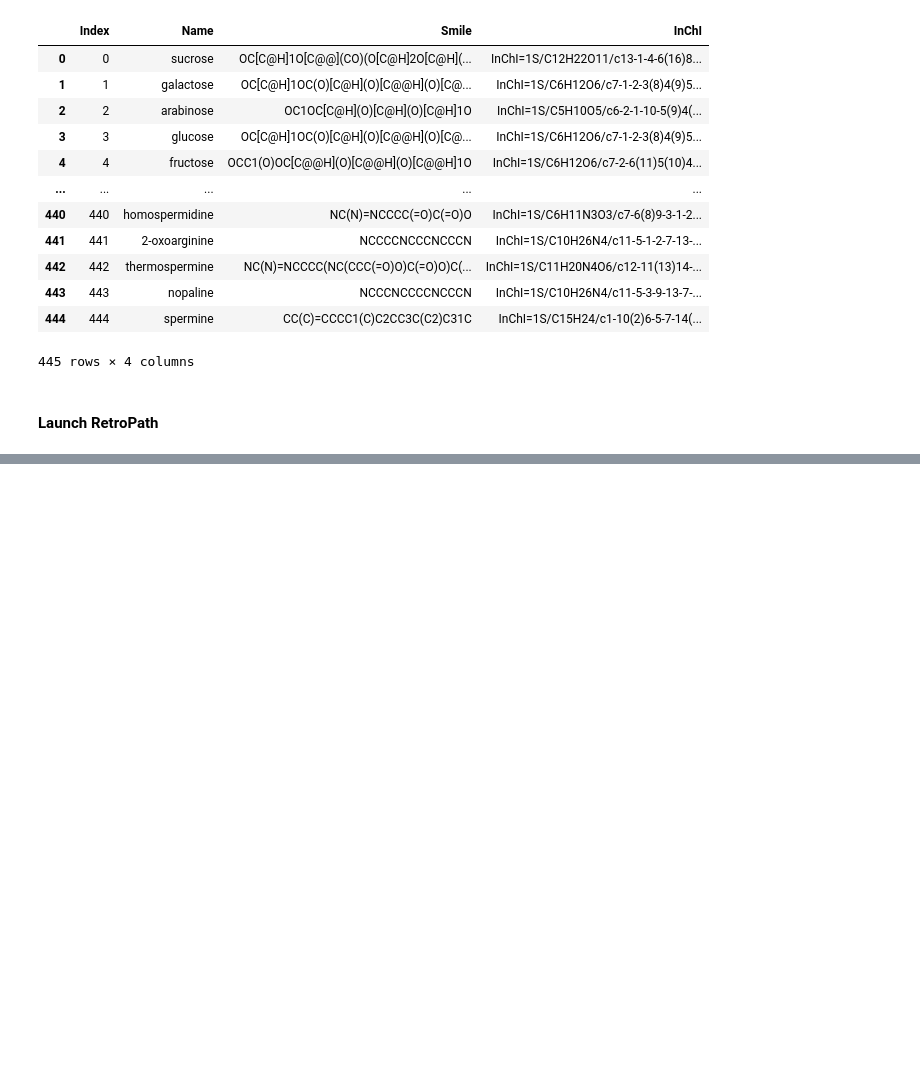
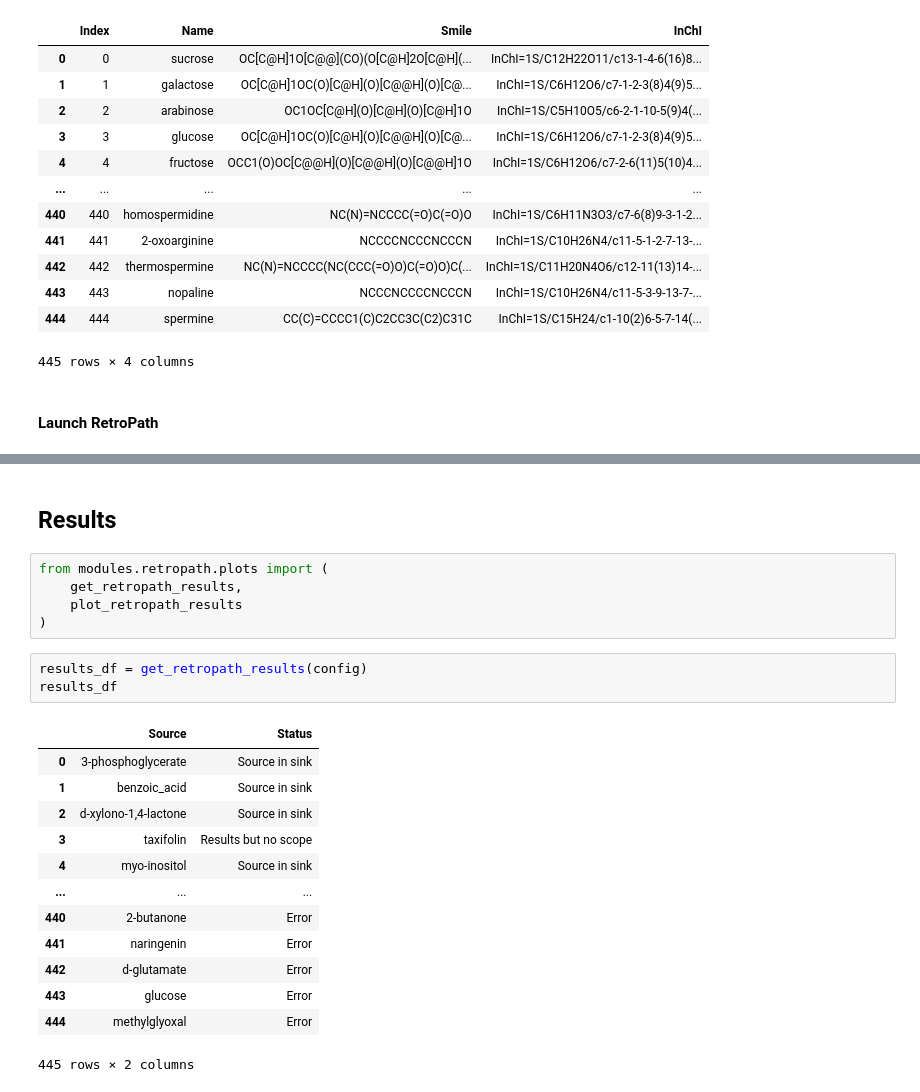
Before and after one commit to guillecg/mars-biofoundry, a Jupyter notebook: notebooks/02-RetroPath.ipynb, the cells around one changed output, grey strips where cells are left out. Drawn from its saved outputs; the diff is of its cells as text; blank space fills up the shorter version.

```diff
--- a/notebooks/02-RetroPath.ipynb
+++ b/notebooks/02-RetroPath.ipynb
@@ -170,3 +170,27 @@ for source_file in os.listdir(sources_dir):
         topx=config["retropath"]["params"]["topx"],
         mwmax_source=config["retropath"]["params"]["mwmax_source"]
     )
+# %% [markdown]
+## Results
+# %%
+from modules.retropath.plots import (
+    get_retropath_results,
+    plot_retropath_results
+)
+# %%
+results_df = get_retropath_results(config)
+results_df
+# %% [output]
+|  | Source | Status |
+| 0 | 3-phosphoglycerate | Source in sink |
+| 1 | benzoic_acid | Source in sink |
+| 2 | d-xylono-1,4-lactone | Source in sink |
+| 3 | taxifolin | Results but no scope |
+| 4 | myo-inositol | Source in sink |
+| ... | ... | ... |
+| 440 | 2-butanone | Error |
+| 441 | naringenin | Error |
+| 442 | d-glutamate | Error |
+| 443 | glucose | Error |
+| 444 | methylglyoxal | Error |
+445 rows × 2 columns
```
Also changed, not shown: parts of 3 cells of this notebook, 2 other files.
